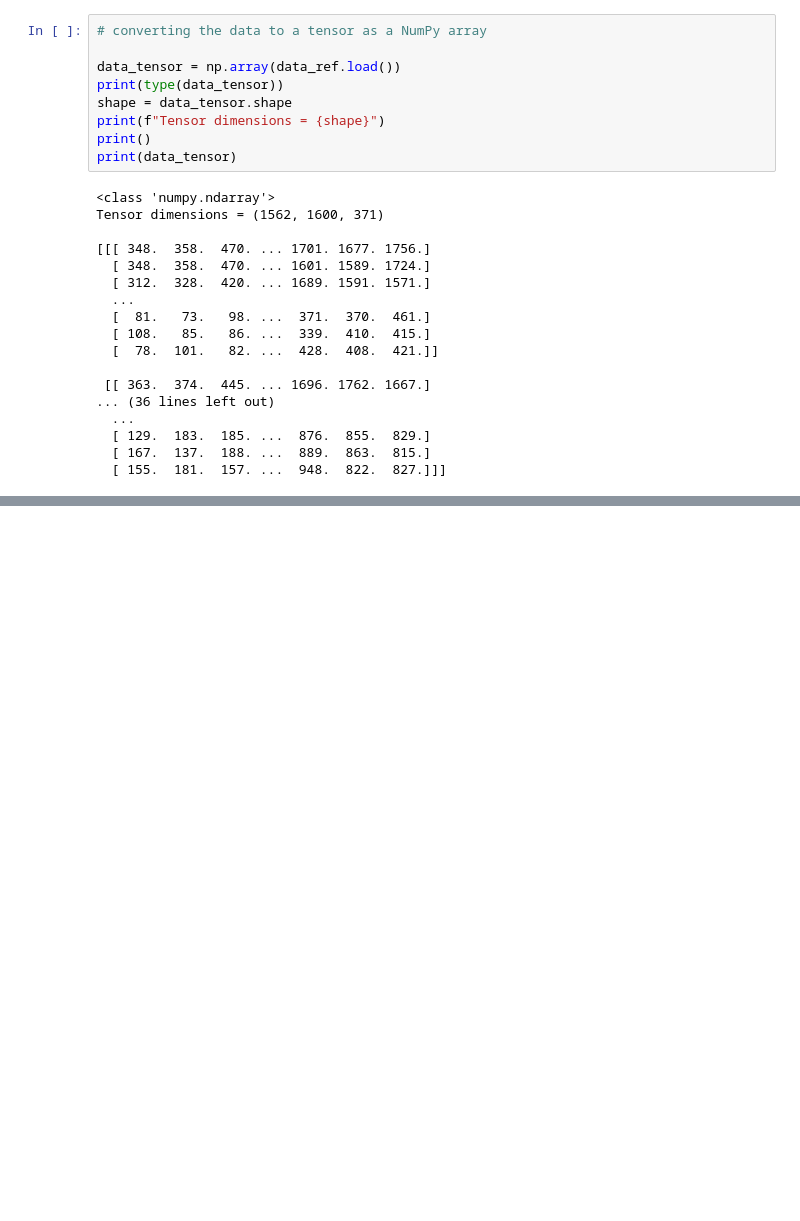
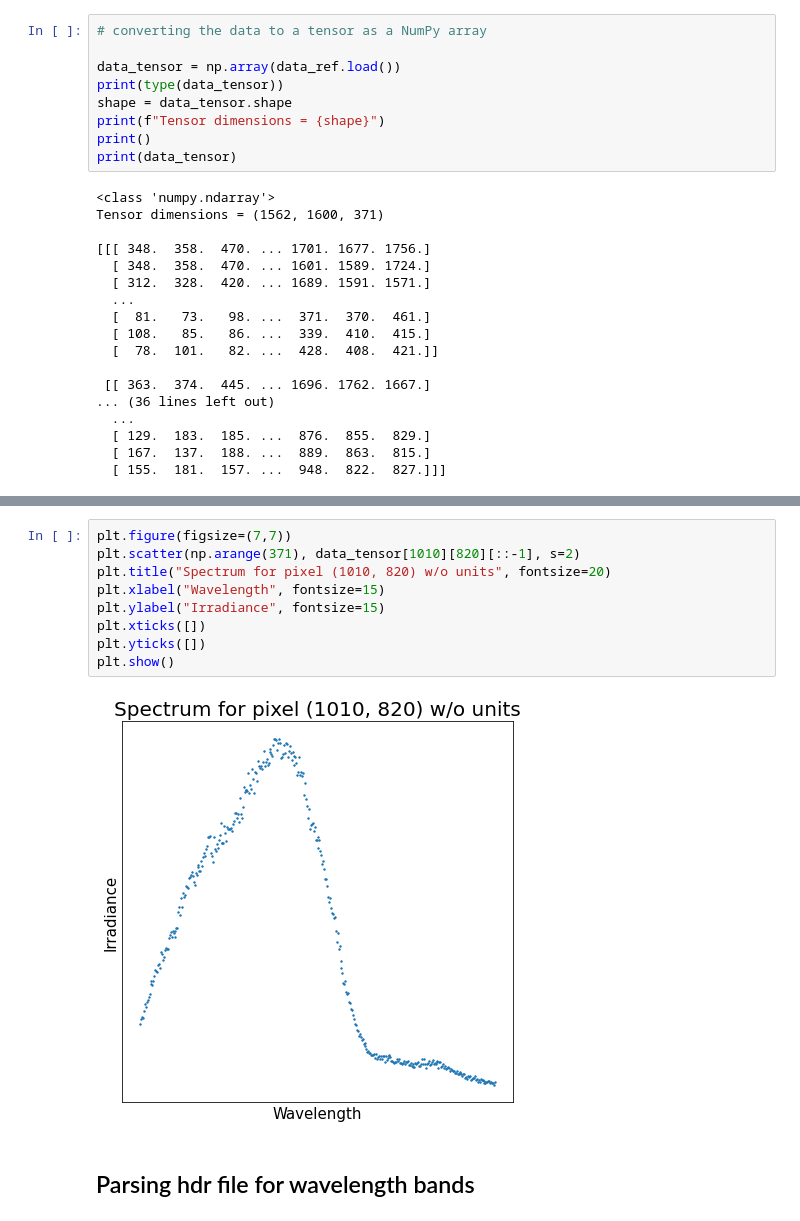
Before and after one commit to NamanJParikh/reu2024-hyperspectral-camera, a Jupyter notebook: analysis/SpectralPy-practice.ipynb, the cells around one changed output, grey strips where cells are left out. Drawn from its saved outputs; the diff is of its cells as text; blank space fills up the shorter version.

```diff
--- a/analysis/SpectralPy-practice.ipynb
+++ b/analysis/SpectralPy-practice.ipynb
@@ -77,0 +87,13 @@ plt.show()
+# %%
+plt.figure(figsize=(7,7))
+plt.scatter(np.arange(371), data_tensor[1010][820][::-1], s=2)
+plt.title("Spectrum for pixel (1010, 820) w/o units", fontsize=20)
+plt.xlabel("Wavelength", fontsize=15)
+plt.ylabel("Irradiance", fontsize=15)
+plt.xticks([])
+plt.yticks([])
+plt.show()
+# %% [output]
+[figure, added]
+# %% [markdown]
+## Parsing hdr file for wavelength bands
```
Also changed, not shown: parts of 5 cells of this notebook.
